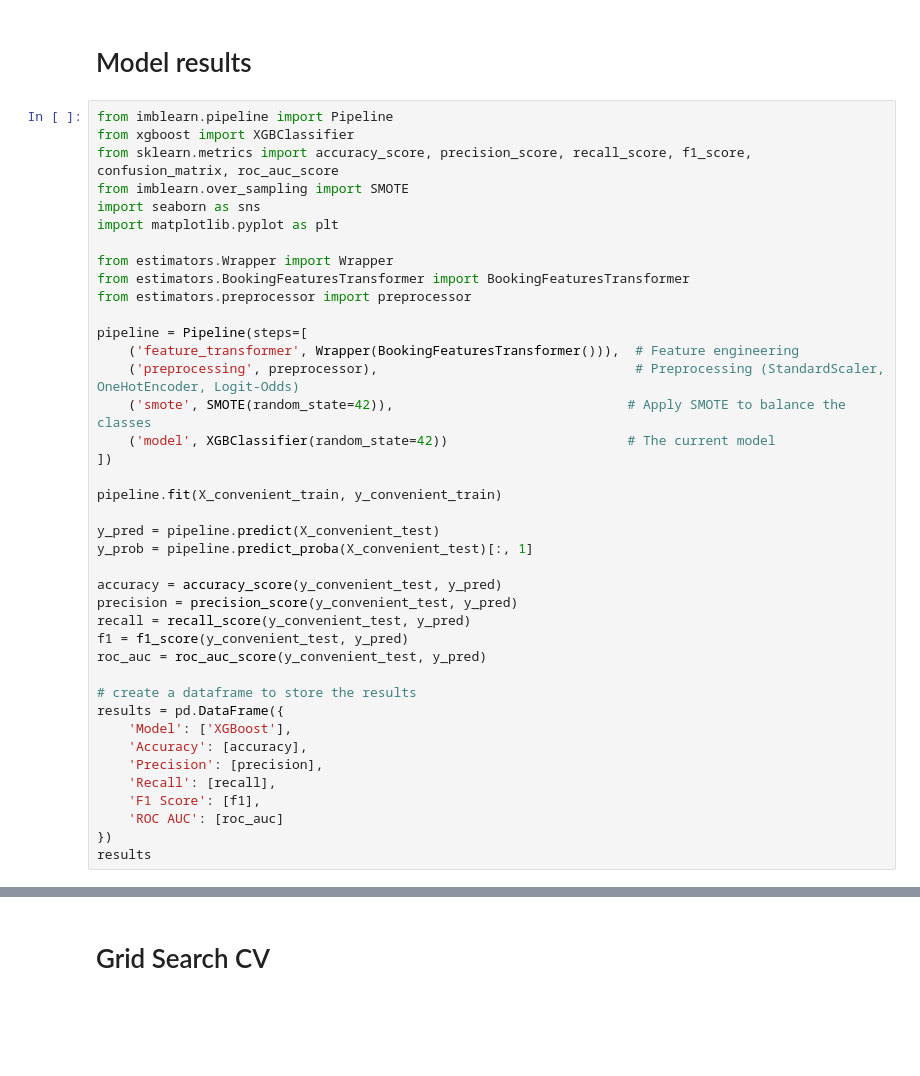
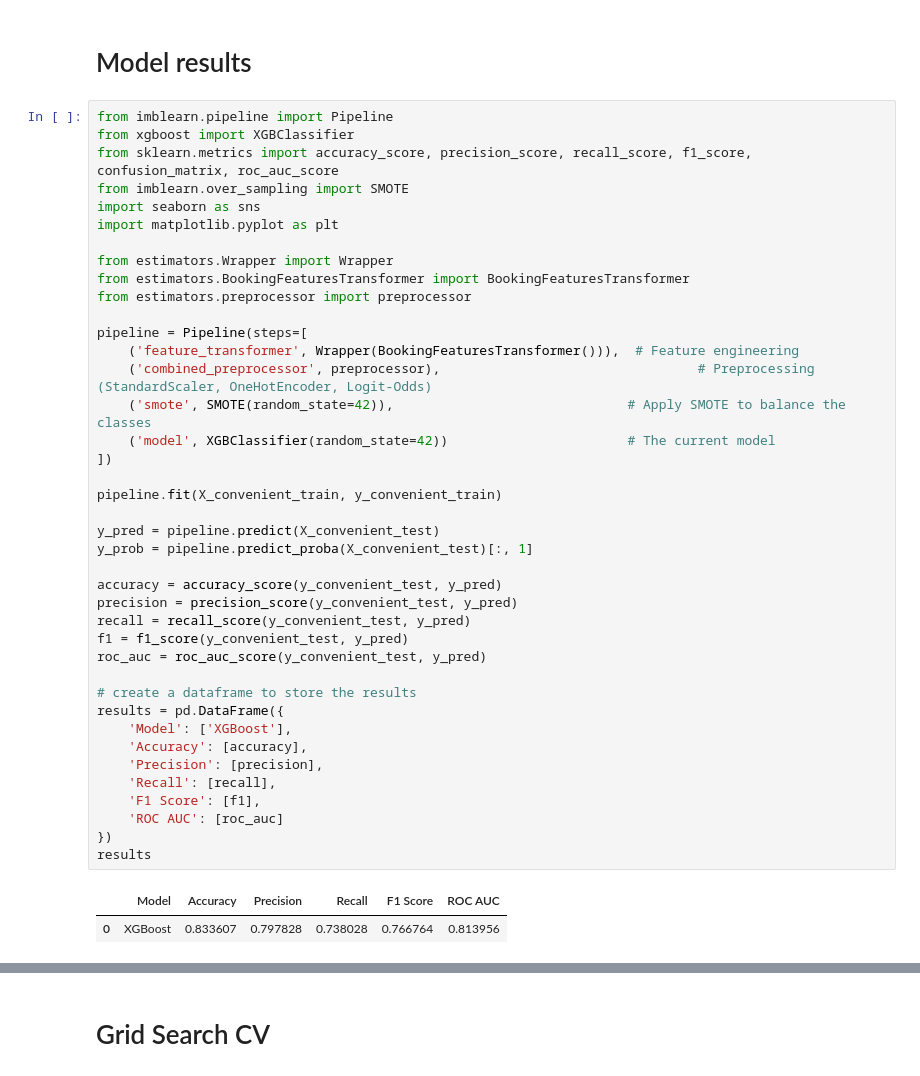
Before and after one commit to NamaWho/hotel-bookings-cancellation-prediction, a Jupyter notebook: main.ipynb, the cells around one changed output, grey strips where cells are left out. Cells and saved outputs as stored; diff of their text form; blank space fills up the shorter version.

```diff
--- a/main.ipynb
+++ b/main.ipynb
@@ -284,34 +274,37 @@ from estimators.Wrapper import Wrapper
 from estimators.BookingFeaturesTransformer import BookingFeaturesTransformer
 from estimators.preprocessor import preprocessor
 
 pipeline = Pipeline(steps=[
     ('feature_transformer', Wrapper(BookingFeaturesTransformer())),  # Feature engineering
-    ('preprocessing', preprocessor),                                 # Preprocessing (StandardScaler, OneHotEncoder, Logit-Odds)
+    ('combined_preprocessor', preprocessor),                                 # Preprocessing (StandardScaler, OneHotEncoder, Logit-Odds)
     ('smote', SMOTE(random_state=42)),                              # Apply SMOTE to balance the classes
     ('model', XGBClassifier(random_state=42))                       # The current model
 ])
 
 pipeline.fit(X_convenient_train, y_convenient_train)
 
 y_pred = pipeline.predict(X_convenient_test)
 y_prob = pipeline.predict_proba(X_convenient_test)[:, 1]
 
 accuracy = accuracy_score(y_convenient_test, y_pred)
 precision = precision_score(y_convenient_test, y_pred)
 recall = recall_score(y_convenient_test, y_pred)
 f1 = f1_score(y_convenient_test, y_pred)
 roc_auc = roc_auc_score(y_convenient_test, y_pred)
 
 # create a dataframe to store the results
 results = pd.DataFrame({
     'Model': ['XGBoost'],
     'Accuracy': [accuracy],
     'Precision': [precision],
     'Recall': [recall],
     'F1 Score': [f1],
     'ROC AUC': [roc_auc]
 })
 results
+# %% [output]
+|  | Model | Accuracy | Precision | Recall | F1 Score | ROC AUC |
+| 0 | XGBoost | 0.833607 | 0.797828 | 0.738028 | 0.766764 | 0.813956 |
 # %%
 from sklearn.metrics import confusion_matrix, roc_curve, auc
 
```
Also changed, not shown: parts of 8 cells of this notebook, 4 other files.
